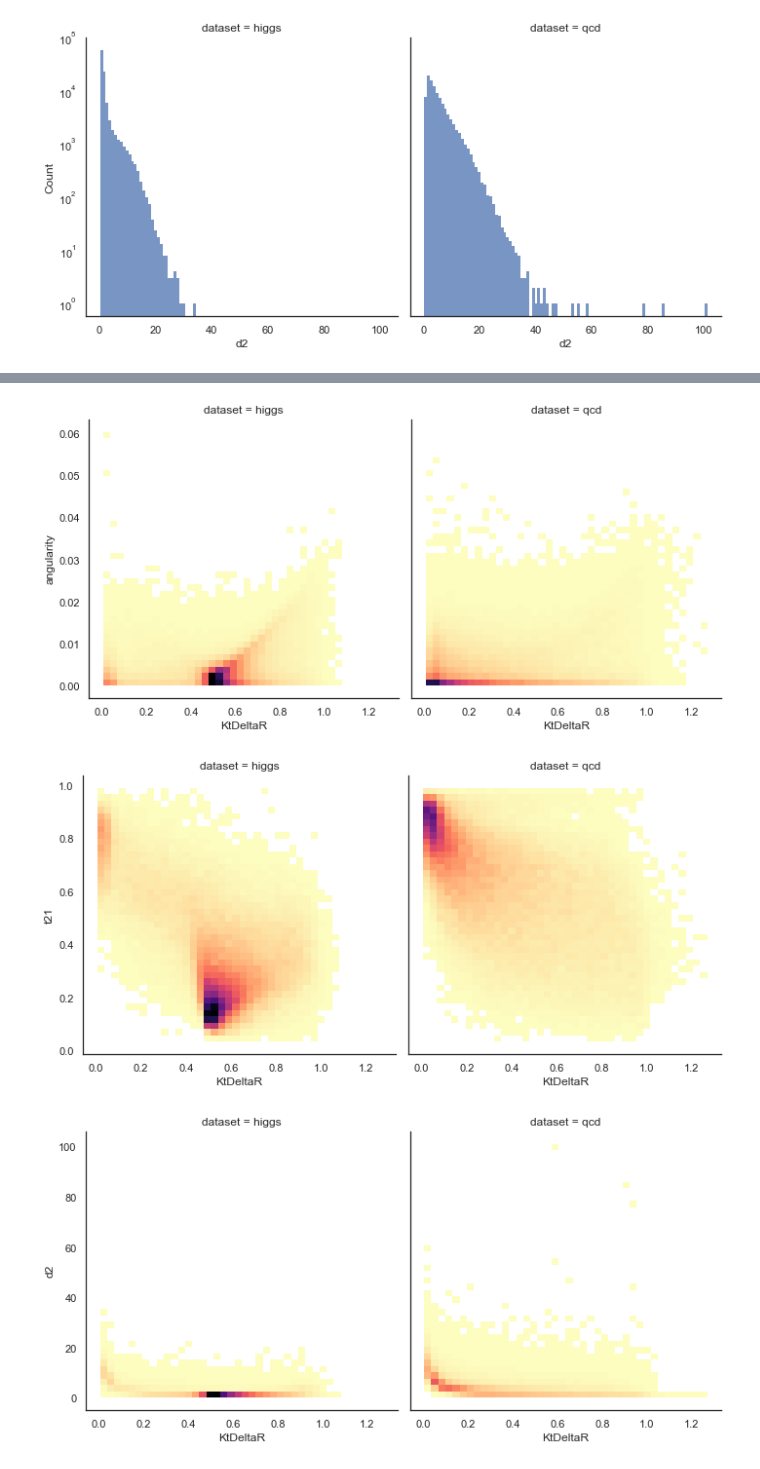
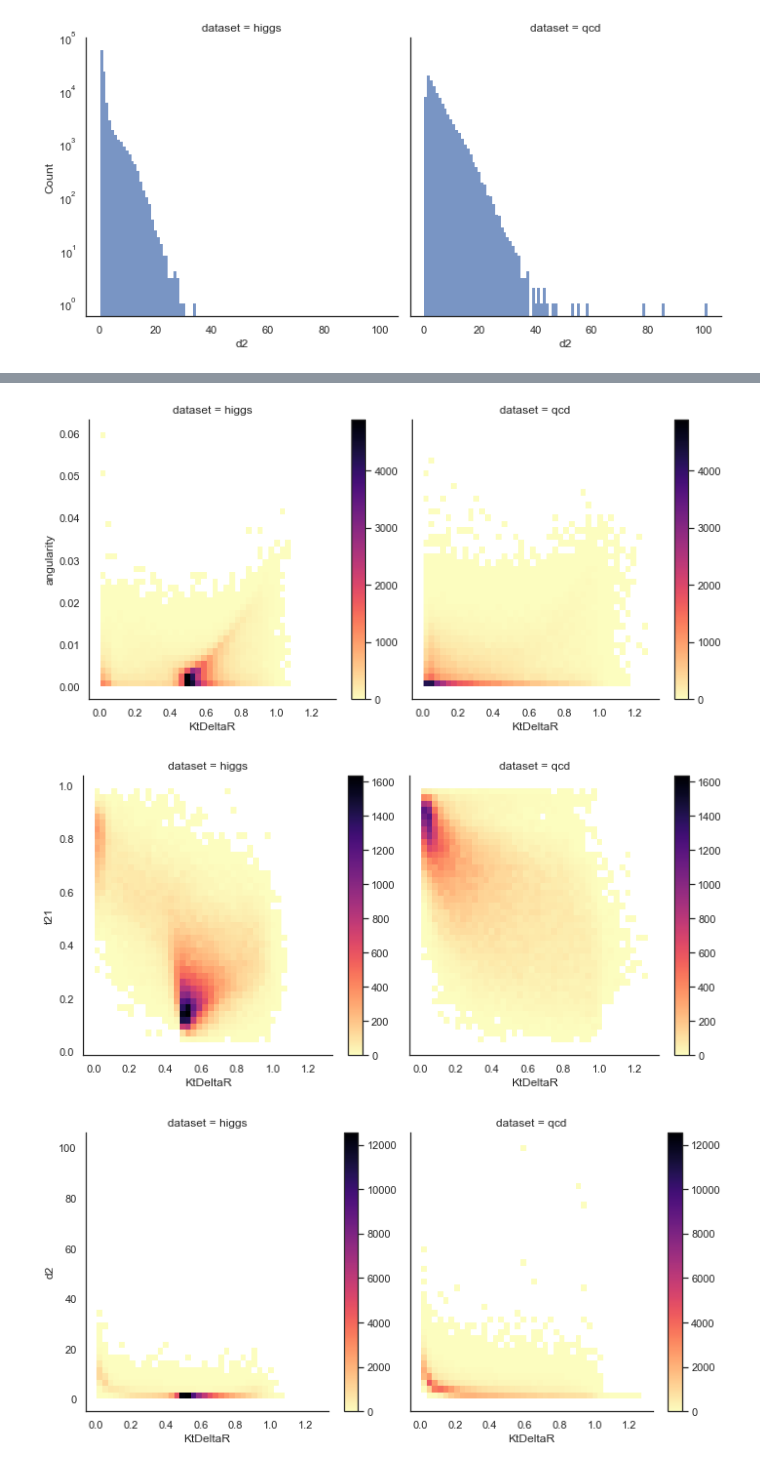
Before and after one commit to daultmccoy/phys434, a Jupyter notebook: Lab5.ipynb, the cells around one changed output, grey strips where cells are left out. Drawn from its saved outputs; the diff is of its cells as text; code cells hidden in the pictures.

```diff
--- a/Lab5.ipynb
+++ b/Lab5.ipynb
@@ -131,6 +131,6 @@ Of particular note is the strong correlation between radius and angularity, and
 # %%
 def plot_correlation(field1, field2):
-    sns.displot(data, col='dataset', x=field1, y=field2, bins=40, cmap='magma_r')
+    sns.displot(data, col='dataset', x=field1, y=field2, bins=40, cmap='magma_r', cbar=True)
 
 plot_correlation('pt', 'mass')
 plot_correlation('KtDeltaR', 'angularity')
@@ -144,3 +144,3 @@ plot_correlation('eta', 'KtDeltaR')
-[figure, old version]
+[figure, new version]
-[figure, old version]
+[figure, new version]
-[figure, old version]
+[figure, new version]
```
Also changed, not shown: parts of 3 cells of this notebook, 1 other file.
